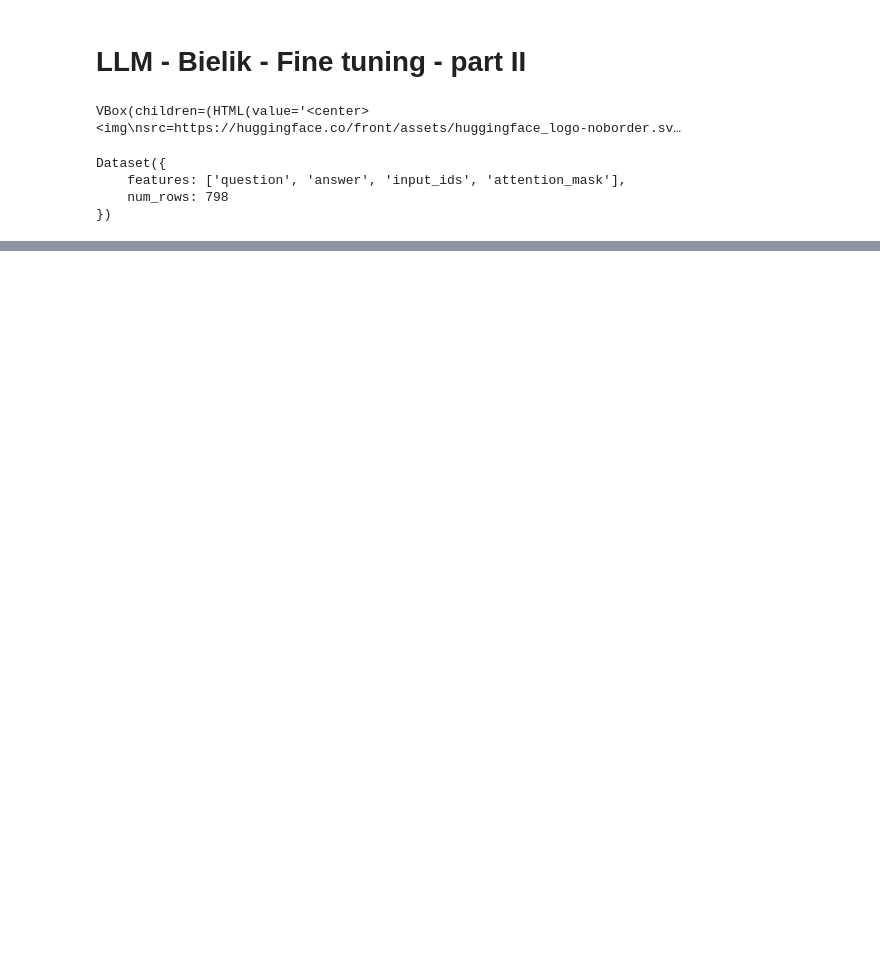
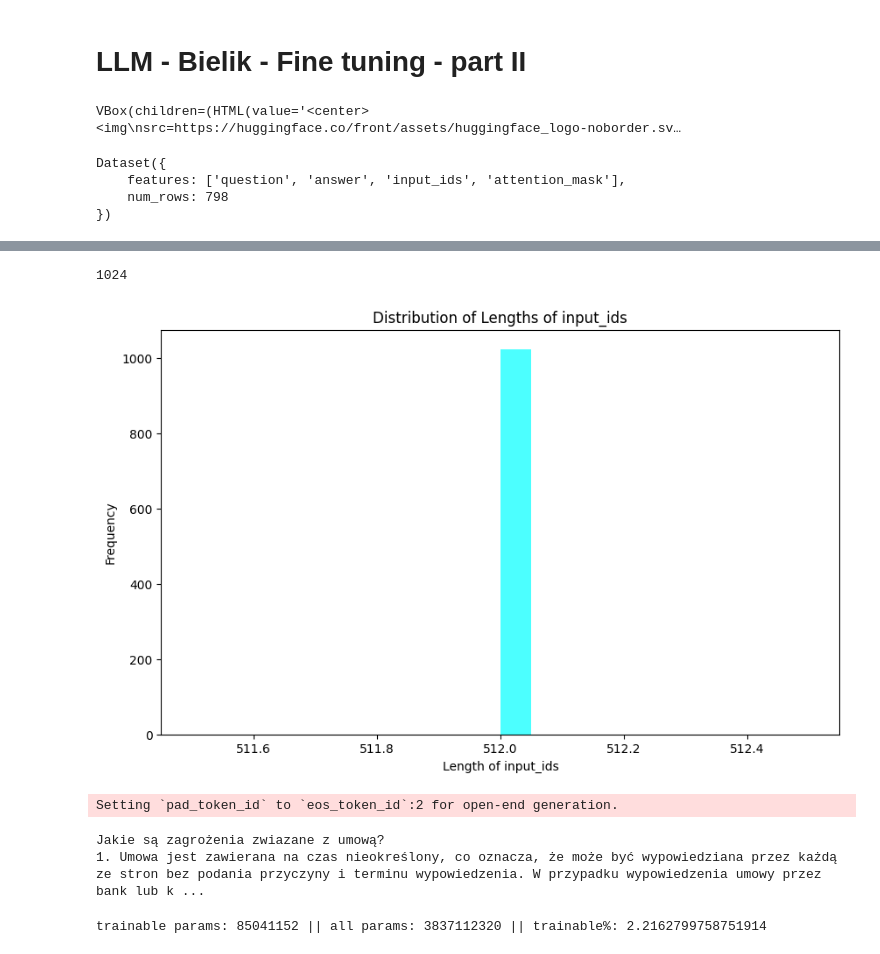
Before and after one commit to witold87/llm-bielik-ft-legal, a Jupyter notebook: src/ft.ipynb, the cells around one changed output, grey strips where cells are left out. Drawn from its saved outputs; the diff is of its cells as text; code cells hidden in the pictures; blank space fills up the shorter version.

```diff
--- a/src/ft.ipynb
+++ b/src/ft.ipynb
@@ -79,0 +80,20 @@ plot_data_lengths(tokenized_train_dataset, tokenized_val_dataset)
+# %%
+max_length = 512 # This was an appropriate max length for my dataset
+
+def generate_and_tokenize_with_truncation(prompt):
+    result = tokenizer(
+        format_for_output(prompt),
+        truncation=True,
+        max_length=max_length,
+        padding="max_length",
+    )
+    result["labels"] = result["input_ids"].copy()
+    return result
+# %%
+tokenized_train_dataset = train_dataset.map(generate_and_tokenize_with_truncation)
+tokenized_val_dataset = eval_dataset.map(generate_and_tokenize_with_truncation)
+# %%
+plot_data_lengths(tokenized_train_dataset, tokenized_val_dataset)
+# %% [output]
+1024
+[figure, added]
@@ -79,0 +102,15 @@ plot_data_lengths(tokenized_train_dataset, tokenized_val_dataset)
+# %%
+eval_tokenizer = AutoTokenizer.from_pretrained(
+    base_model_id,
+    add_bos_token=True,
+)
+
+model_input = eval_tokenizer(evaluation_prompt, return_tensors="pt").to("cuda")
+
+model.eval()
+with torch.no_grad():
+    print(eval_tokenizer.decode(model.generate(**model_input, max_new_tokens=256, repetition_penalty=1.15)[0], skip_special_tokens=True))
+# %% [output]
+Setting `pad_token_id` to `eos_token_id`:2 for open-end generation.
+Jakie są zagrożenia zwiazane z umową?
+1. Umowa jest zawierana na czas nieokreślony, co oznacza, że może być wypowiedziana przez każdą ze stron bez podania przyczyny i terminu wypowiedzenia. W przypadku wypowiedzenia umowy przez bank lub k ...
@@ -79,0 +136,25 @@ plot_data_lengths(tokenized_train_dataset, tokenized_val_dataset)
+# %%
+from peft import LoraConfig, get_peft_model
+
+config = LoraConfig(
+    r=32,
+    lora_alpha=64,
+    target_modules=[
+        "q_proj",
+        "k_proj",
+        "v_proj",
+        "o_proj",
+        "gate_proj",
+        "up_proj",
+        "down_proj",
+        "lm_head",
+    ],
+    bias="none",
+    lora_dropout=0.05,  # Conventional
+    task_type="CAUSAL_LM",
+)
+
+model = get_peft_model(model, config)
+print_trainable_parameters(model)
+# %% [output]
+trainable params: 85041152 || all params: 3837112320 || trainable%: 2.2162799758751914
```
Also changed, not shown: parts of 10 cells of this notebook, 3 other files.
